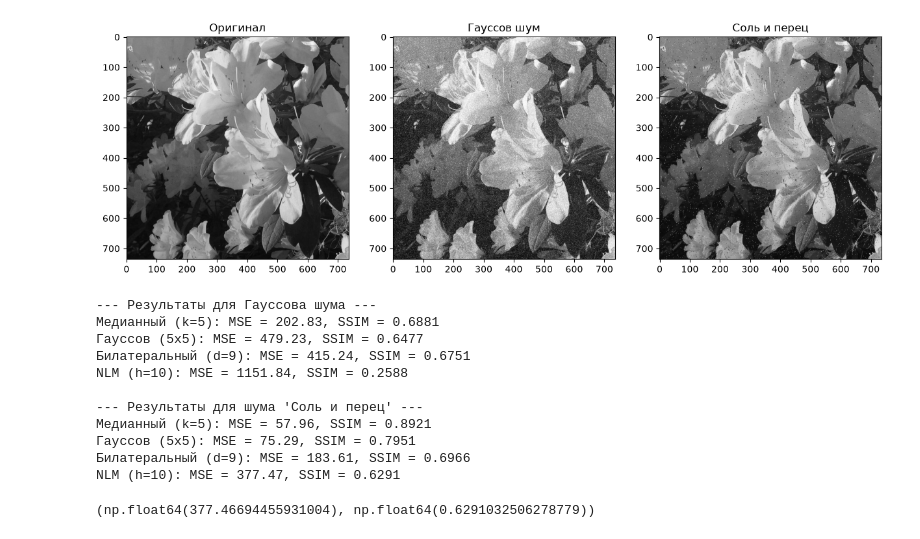
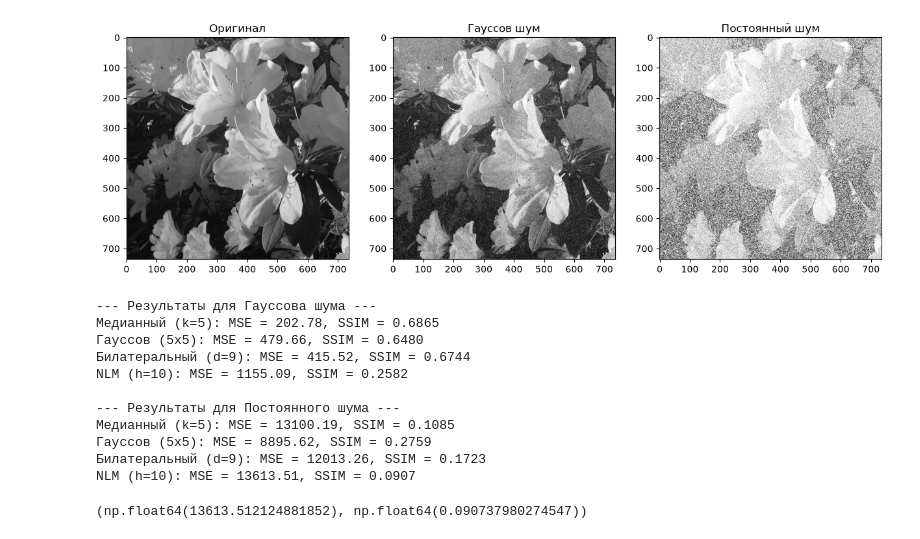
Before and after one commit to VeraYand/image-processing-hw, a Jupyter notebook: task_2.ipynb, the cells around one changed output. Cells and saved outputs as stored; diff of their text form; code cells hidden in the pictures.

```diff
--- a/task_2.ipynb
+++ b/task_2.ipynb
@@ -5,25 +5,26 @@ import matplotlib.pyplot as plt
 # %%
 image = cv2.imread('flowers.jpg')
 image_gray = cv2.cvtColor(image, cv2.COLOR_BGR2GRAY)
 
 mean = 0
 stddev = 50
 noise_gauss = np.zeros(image_gray.shape, np.uint8)
 cv2.randn(noise_gauss, mean, stddev)
 image_noise_gauss = cv2.add(image_gray, noise_gauss)
 
-noise_sp_mask = np.random.randint(0, 101, size=(image_gray.shape[0], image_gray.shape[1]), dtype=int)
-image_sp = image_gray.copy()
-image_sp[noise_sp_mask == 0] = 0
-image_sp[noise_sp_mask == 100] = 255
+low = -50
+high = 50
+uniform_noise = np.random.uniform(low, high, image_gray.shape)
+
+image_noise_uniform = cv2.add(image_gray, uniform_noise.astype(np.uint8))
 
 plt.figure(figsize=(15, 5))
 plt.subplot(1, 3, 1), plt.imshow(image_gray, cmap='gray'), plt.title('Оригинал')
 plt.subplot(1, 3, 2), plt.imshow(image_noise_gauss, cmap='gray'), plt.title('Гауссов шум')
-plt.subplot(1, 3, 3), plt.imshow(image_sp, cmap='gray'), plt.title('Соль и перец')
+plt.subplot(1, 3, 3), plt.imshow(image_noise_uniform, cmap='gray'), plt.title('Постоянный шум')
 plt.show()
 # %% [output]
-[figure, old version]
+[figure, new version]
 # %%
 from skimage.metrics import structural_similarity as ssim
 from skimage.metrics import mean_squared_error as mse
@@ -46,32 +47,32 @@ evaluate_filter(image_gray, bilateral_gauss, "Билатеральный (d=9)")
 nlm_gauss = cv2.fastNlMeansDenoising(image_noise_gauss, None, h=10, templateWindowSize=7, searchWindowSize=21)
 evaluate_filter(image_gray, nlm_gauss, "NLM (h=10)")
 
-print("\n--- Результаты для шума 'Соль и перец' ---")
+print("\n--- Результаты для Постоянного шума ---")
 
-median_sp = cv2.medianBlur(image_sp, 5)
-evaluate_filter(image_gray, median_sp, "Медианный (k=5)")
+median_noise_uniform = cv2.medianBlur(image_noise_uniform, 5)
+evaluate_filter(image_gray, median_noise_uniform, "Медианный (k=5)")
 
-gaussian_sp = cv2.GaussianBlur(image_sp, (5, 5), 0)
-evaluate_filter(image_gray, gaussian_sp, "Гауссов (5x5)")
+gaussian_noise_uniform = cv2.GaussianBlur(image_noise_uniform, (5, 5), 0)
+evaluate_filter(image_gray, gaussian_noise_uniform, "Гауссов (5x5)")
 
-bilateral_sp = cv2.bilateralFilter(image_sp, 9, 75, 75)
-evaluate_filter(image_gray, bilateral_sp, "Билатеральный (d=9)")
+bilateral_noise_uniform = cv2.bilateralFilter(image_noise_uniform, 9, 75, 75)
+evaluate_filter(image_gray, bilateral_noise_uniform, "Билатеральный (d=9)")
 
-nlm_sp = cv2.fastNlMeansDenoising(image_sp, None, h=10, templateWindowSize=7, searchWindowSize=21)
-evaluate_filter(image_gray, nlm_sp, "NLM (h=10)")
+nlm_noise_uniform = cv2.fastNlMeansDenoising(image_noise_uniform, None, h=10, templateWindowSize=7, searchWindowSize=21)
+evaluate_filter(image_gray, nlm_noise_uniform, "NLM (h=10)")
 # %% [output]
 --- Результаты для Гауссова шума ---
-Медианный (k=5): MSE = 202.83, SSIM = 0.6881
-Гауссов (5x5): MSE = 479.23, SSIM = 0.6477
-Билатеральный (d=9): MSE = 415.24, SSIM = 0.6751
-NLM (h=10): MSE = 1151.84, SSIM = 0.2588
+Медианный (k=5): MSE = 202.78, SSIM = 0.6865
+Гауссов (5x5): MSE = 479.66, SSIM = 0.6480
+Билатеральный (d=9): MSE = 415.52, SSIM = 0.6744
+NLM (h=10): MSE = 1155.09, SSIM = 0.2582
 
---- Результаты для шума 'Соль и перец' ---
-Медианный (k=5): MSE = 57.96, SSIM = 0.8921
-Гауссов (5x5): MSE = 75.29, SSIM = 0.7951
-Билатеральный (d=9): MSE = 183.61, SSIM = 0.6966
-NLM (h=10): MSE = 377.47, SSIM = 0.6291
+--- Результаты для Постоянного шума ---
+Медианный (k=5): MSE = 13100.19, SSIM = 0.1085
+Гауссов (5x5): MSE = 8895.62, SSIM = 0.2759
+Билатеральный (d=9): MSE = 12013.26, SSIM = 0.1723
+NLM (h=10): MSE = 13613.51, SSIM = 0.0907
-(np.float64(377.46694455931004), np.float64(0.6291032506278779))
+(np.float64(13613.512124881852), np.float64(0.090737980274547))
 # %%
 plt.figure(figsize=(18, 10))
 plt.subplot(2, 3, 1), plt.imshow(image_gray, cmap='gray'), plt.title('Оригинал')
```
Also changed, not shown: parts of 2 cells of this notebook.
